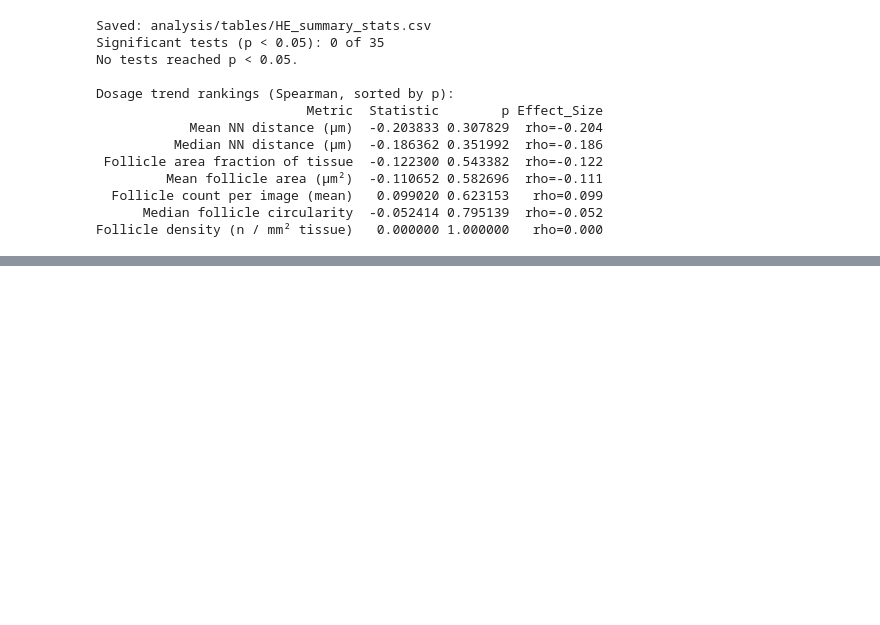
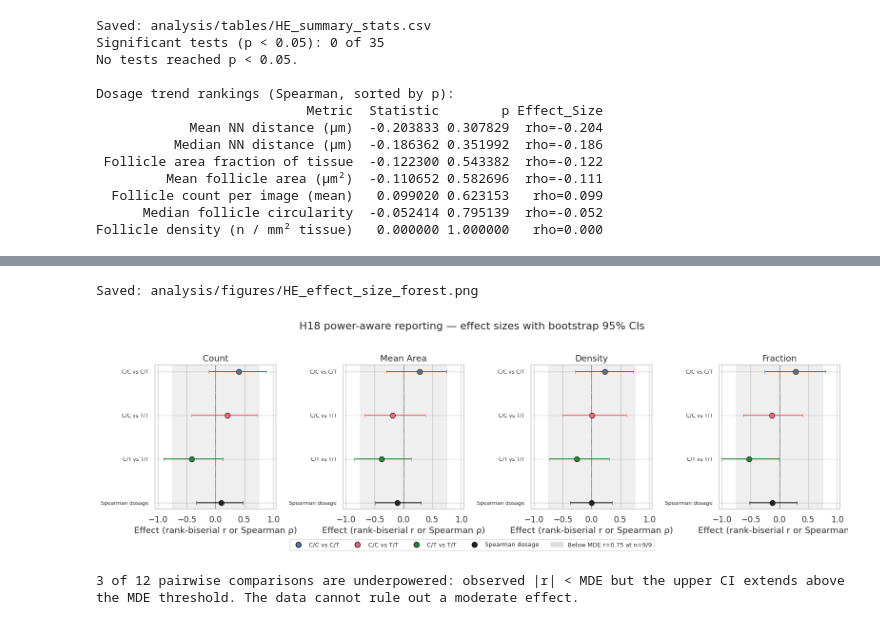
Before and after one commit to smith6jt-cop/SpleenFollicleCounterQP, a Jupyter notebook: analysis/H18_HE_follicles.ipynb, the cells around one changed output, grey strips where cells are left out. Saved outputs shown, nothing was run; the diff lists cells and outputs as text; code cells hidden in the pictures; blank space fills up the shorter version.

```diff
--- a/analysis/H18_HE_follicles.ipynb
+++ b/analysis/H18_HE_follicles.ipynb
@@ -541,0 +678,52 @@ Follicle density (n / mm² tissue)   0.000000 1.000000   rho=0.000
+# %%
+# Forest plot of effect sizes with bootstrap CIs ----------------------------
+fig, axes = plt.subplots(1, 4, figsize=(16, 4.6), sharex=True)
+metric_titles = {"Follicle_Count": "Count", "Follicle_Area_Mean_um2": "Mean Area",
+                 "Follicle_Density_per_mm2": "Density", "Follicle_Fraction": "Fraction"}
+test_color = {"MW C/C vs C/T": "#4477AA", "MW C/C vs T/T": "#EE6677",
+              "MW C/T vs T/T": "#228833", "Spearman dosage": "#222222"}
+
+for ax, metric in zip(axes, POWER_METRICS):
+    rows = power_df[power_df["Metric"] == metric]
+    ypos = np.arange(len(rows))[::-1]
+    for y, (_, row) in zip(ypos, rows.iterrows()):
+        c = test_color.get(row["Test"], "grey")
+        eff = row["Effect"]
+        if pd.notna(row["CI_lo"]) and pd.notna(row["CI_hi"]):
+            ax.errorbar(eff, y, xerr=[[eff - row["CI_lo"]], [row["CI_hi"] - eff]],
+                        fmt="o", color=c, ecolor=c, capsize=3, markersize=8,
+                        markeredgecolor="black", markeredgewidth=0.6)
+        else:
+            ax.scatter(eff, y, color=c, s=70, edgecolor="black", linewidth=0.6)
+    # MDE band (rank-biserial only)
+    ax.axvspan(-mde_9_9, mde_9_9, color="grey", alpha=0.12,
+               label=f"|r| < MDE ({mde_9_9:.2f})" if metric == POWER_METRICS[0] else None)
+    ax.axvline(0, color="black", lw=0.5, ls="--")
+    ax.set_yticks(ypos)
+    ax.set_yticklabels([t.replace("MW ", "") for t in rows["Test"]], fontsize=8)
+    ax.set_title(metric_titles[metric])
+    ax.set_xlabel("Effect (rank-biserial r or Spearman ρ)")
+    ax.set_xlim(-1.05, 1.05)
+
+handles = [plt.Line2D([0], [0], marker="o", linestyle="None", color=c, markersize=8,
+                       markeredgecolor="black", label=t.replace("MW ", ""))
+           for t, c in test_color.items()]
+handles.append(plt.Rectangle((0, 0), 1, 1, color="grey", alpha=0.25,
+                              label=f"Below MDE r={mde_9_9:.2f} at n=9/9"))
+fig.legend(handles=handles, loc="lower center", ncol=5, bbox_to_anchor=(0.5, -0.04), fontsize=9)
+fig.suptitle("H18 power-aware reporting — effect sizes with bootstrap 95% CIs", y=1.02)
+plt.tight_layout()
+save_figure(fig, "HE_effect_size_forest")
+plt.show()
+
+# Concise interpretation
+underpowered = power_df[(power_df["Test"].str.startswith("MW")) &
+                         (power_df["Effect"].abs() < mde_9_9) &
+                         (power_df["CI_hi"] > mde_9_9)]
+print(f"\n{len(underpowered)} of {(power_df['Test'].str.startswith('MW')).sum()} "
+      "pairwise comparisons are underpowered: observed |r| < MDE but the upper CI "
+      "extends above the MDE threshold. The data cannot rule out a moderate effect.")
+# %% [output]
+Saved: analysis/figures/HE_effect_size_forest.png
+[figure, added]
+3 of 12 pairwise comparisons are underpowered: observed |r| < MDE but the upper CI extends above the MDE threshold. The data cannot rule out a moderate effect.
```
Also changed, not shown: parts of 4 cells of this notebook, 1 other file.
